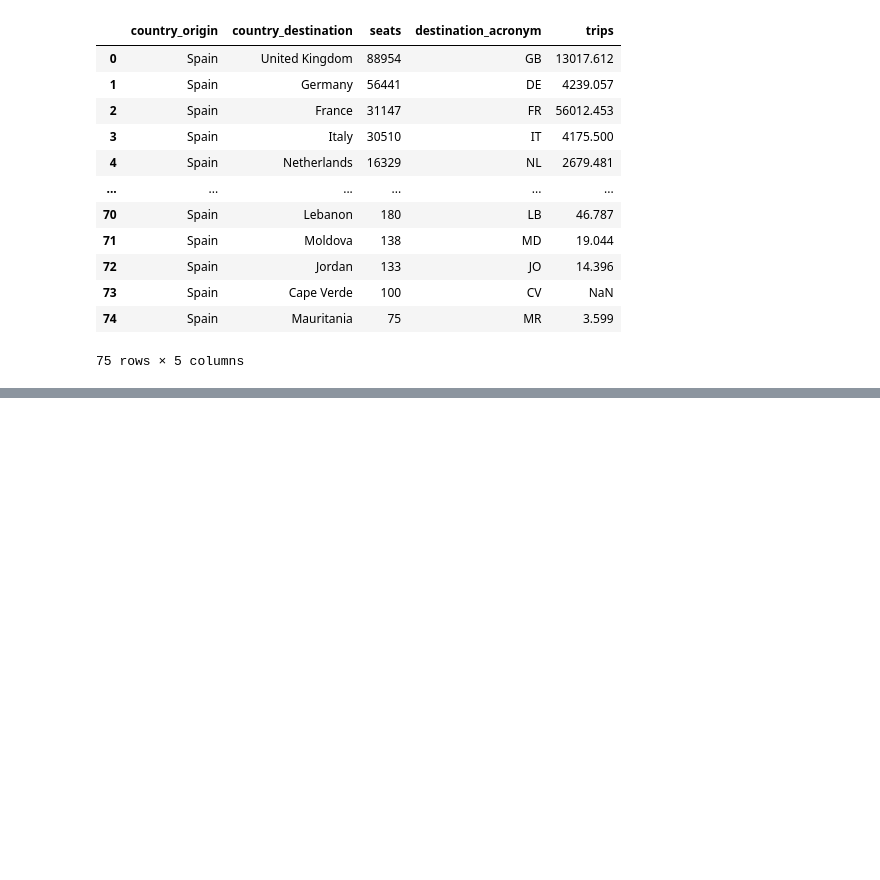
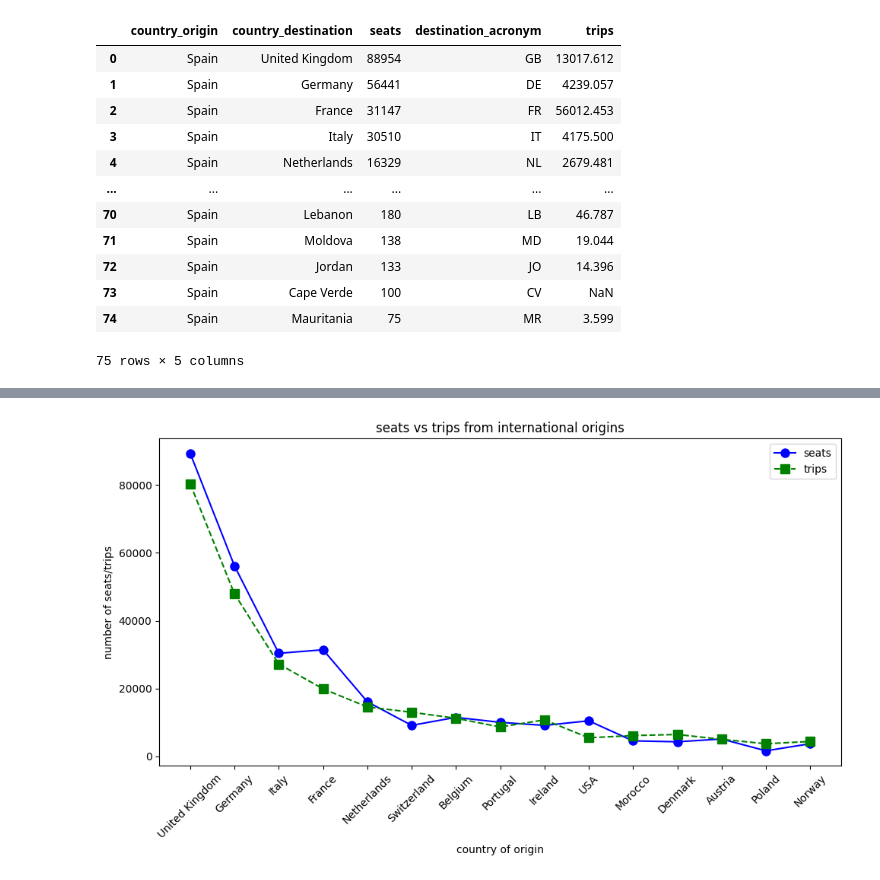
Before and after one commit to UoW-ATM/MultiModX, a Jupyter notebook: notebooks/international_flights_analysis.ipynb, the cells around one changed output, grey strips where cells are left out. Saved outputs shown, nothing was run; the diff lists cells and outputs as text; code cells hidden in the pictures; blank space fills up the shorter version.

```diff
--- a/notebooks/international_flights_analysis.ipynb
+++ b/notebooks/international_flights_analysis.ipynb
@@ -486,0 +505,9 @@ flight_schedules
+# %%
+flights_per_country_incoming=flights_per_country_incoming.sort_values(["seats"],ascending=False)
+flights_per_country_outgoing=flights_per_country_outgoing.sort_values(["seats"],ascending=False)
+# %%
+new_flights_per_country_incoming=pd.merge(left=flights_per_country_incoming,left_on="origin_acronym",right=coeffs_incoming,right_on="origin",how="right")
+# %%
+new_flights_per_country_incoming=new_flights_per_country_incoming.drop(["origin","country_name_es"],axis=1)
+# %%
+new_flights_per_country_incoming["trips_recalculated"]=new_flights_per_country_incoming["trips"]*new_flights_per_country_incoming["real_vs_predicted_coeff"]
@@ -486,0 +533,19 @@ flight_schedules
+# %%
+plt.figure(figsize=(10,6))
+
+
+plt.plot(new_flights_per_country_incoming["country_origin"],new_flights_per_country_incoming["seats"],"bo-",label="seats",markersize=8)
+plt.plot(new_flights_per_country_incoming["country_origin"],new_flights_per_country_incoming["trips_recalculated"],"gs--",label="trips",markersize=8)
+
+plt.xlabel("country of origin")
+plt.ylabel("number of seats/trips")
+plt.title("seats vs trips from international origins")
+
+plt.xticks(rotation=45)
+
+plt.legend()
+
+plt.tight_layout()
+plt.show()
+# %% [output]
+[figure, added]
```
Also changed, not shown: parts of 95 cells of this notebook, 2 other files.
